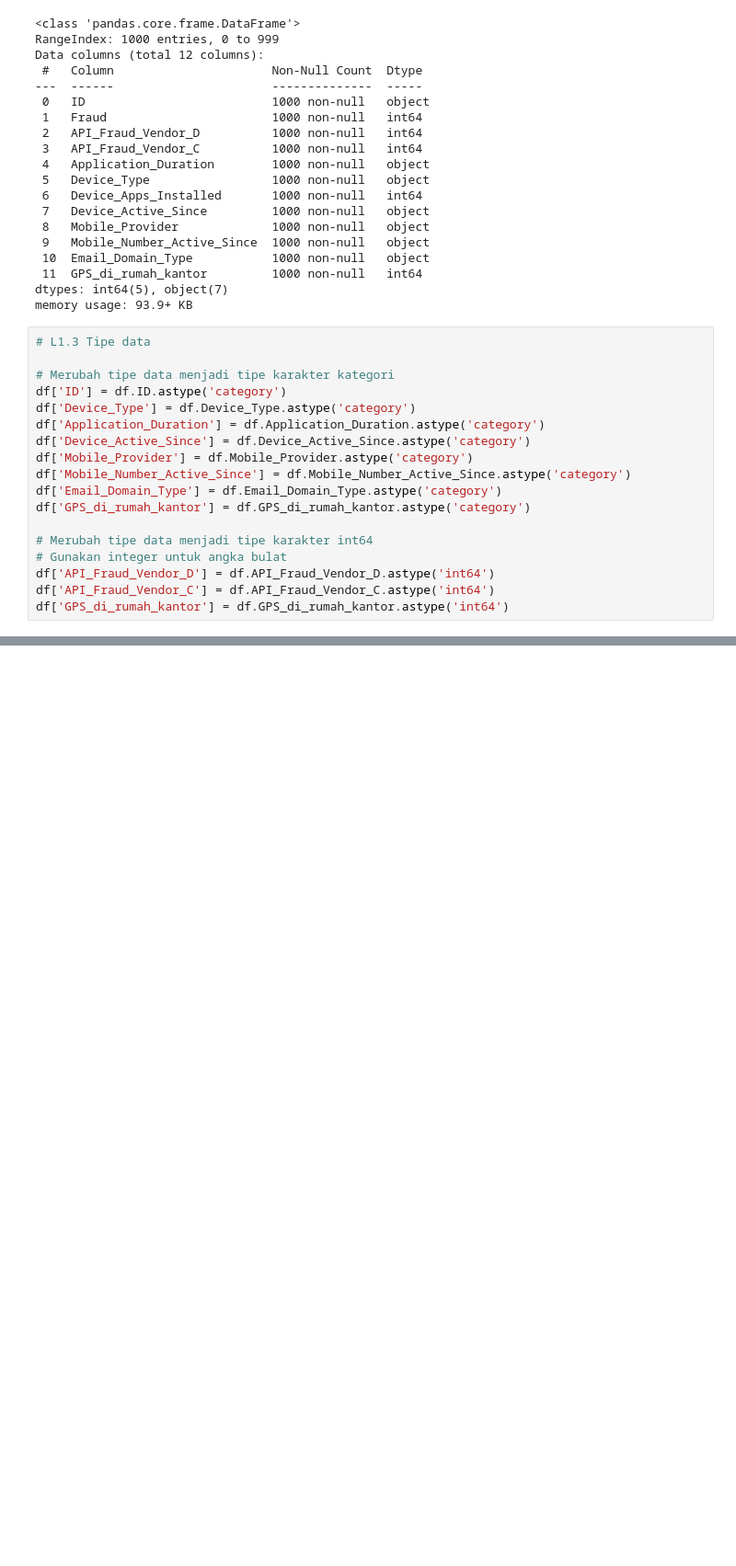
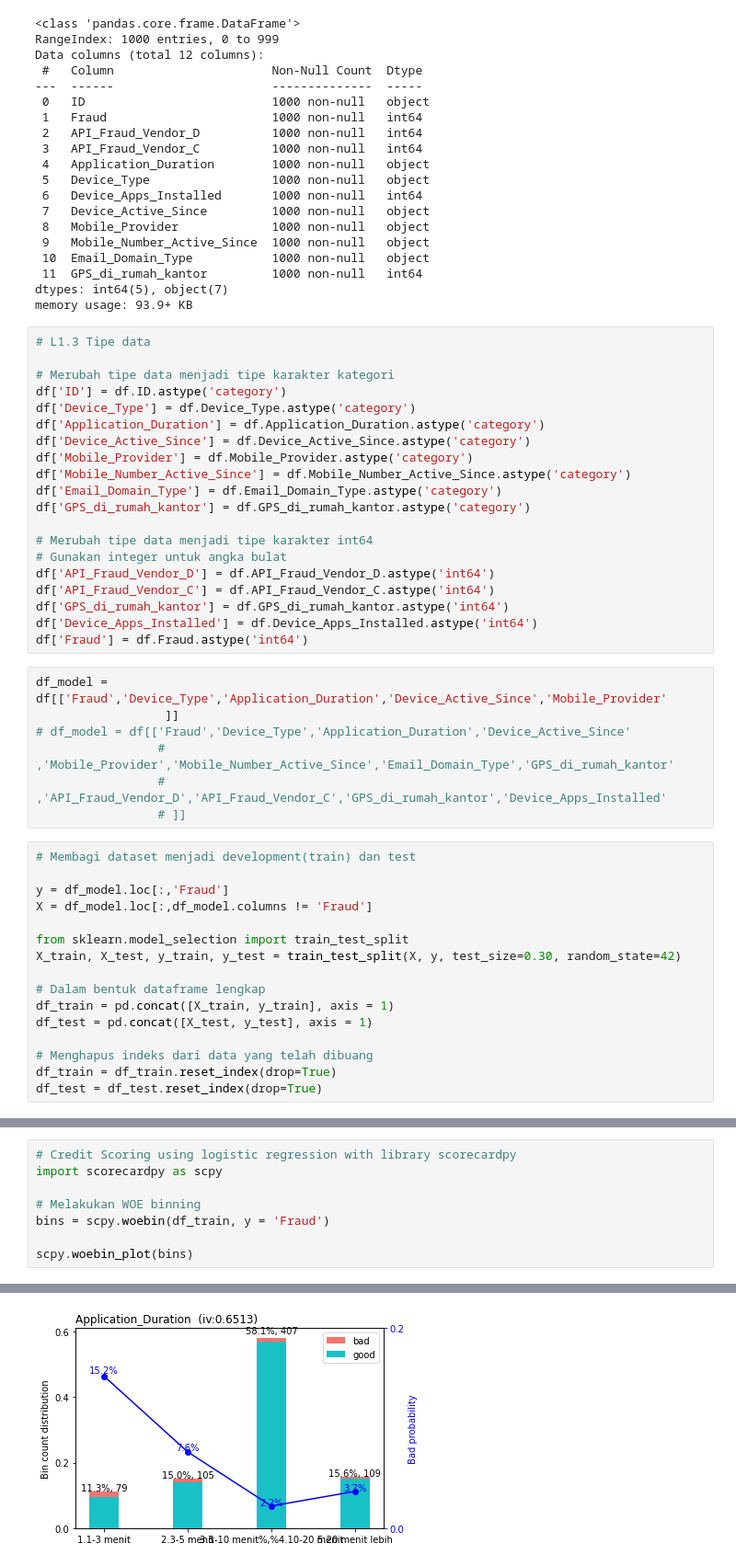
Before and after one commit to IndraLukasTjahaja/Digital_Credit_Risk, a Jupyter notebook: Lampiran_1_Fraud_Scoring.ipynb, the cells around one changed output, grey strips where cells are left out. Shown at 92% size. Cells and saved outputs as stored; diff of their text form; blank space fills up the shorter version.

```diff
--- a/Lampiran_1_Fraud_Scoring.ipynb
+++ b/Lampiran_1_Fraud_Scoring.ipynb
@@ -72,3 +72,28 @@ df['GPS_di_rumah_kantor'] = df.GPS_di_rumah_kantor.astype('category')
 df['API_Fraud_Vendor_D'] = df.API_Fraud_Vendor_D.astype('int64')
 df['API_Fraud_Vendor_C'] = df.API_Fraud_Vendor_C.astype('int64')
 df['GPS_di_rumah_kantor'] = df.GPS_di_rumah_kantor.astype('int64')
+df['Device_Apps_Installed'] = df.Device_Apps_Installed.astype('int64')
+df['Fraud'] = df.Fraud.astype('int64')
+# %%
+df_model = df[['Fraud','Device_Type','Application_Duration','Device_Active_Since','Mobile_Provider'
+                  ]]
+# df_model = df[['Fraud','Device_Type','Application_Duration','Device_Active_Since'
+                 # ,'Mobile_Provider','Mobile_Number_Active_Since','Email_Domain_Type','GPS_di_rumah_kantor'
+                 # ,'API_Fraud_Vendor_D','API_Fraud_Vendor_C','GPS_di_rumah_kantor','Device_Apps_Installed'
+                 # ]]
+# %%
+# Membagi dataset menjadi development(train) dan test
+
+y = df_model.loc[:,'Fraud']
+X = df_model.loc[:,df_model.columns != 'Fraud']
+
+from sklearn.model_selection import train_test_split
+X_train, X_test, y_train, y_test = train_test_split(X, y, test_size=0.30, random_state=42)
+
+# Dalam bentuk dataframe lengkap
+df_train = pd.concat([X_train, y_train], axis = 1)
+df_test = pd.concat([X_test, y_test], axis = 1)
+
+# Menghapus indeks dari data yang telah dibuang
+df_train = df_train.reset_index(drop=True)
+df_test = df_test.reset_index(drop=True)
@@ -74,0 +130,9 @@ df['GPS_di_rumah_kantor'] = df.GPS_di_rumah_kantor.astype('int64')
+# %%
+# Credit Scoring using logistic regression with library scorecardpy
+import scorecardpy as scpy
+
+# Melakukan WOE binning
+bins = scpy.woebin(df_train, y = 'Fraud')
+
+scpy.woebin_plot(bins)
+# %% [output]
@@ -74,0 +144 @@ df['GPS_di_rumah_kantor'] = df.GPS_di_rumah_kantor.astype('int64')
+[figure, added]
```
Also changed, not shown: parts of 3 cells of this notebook.
